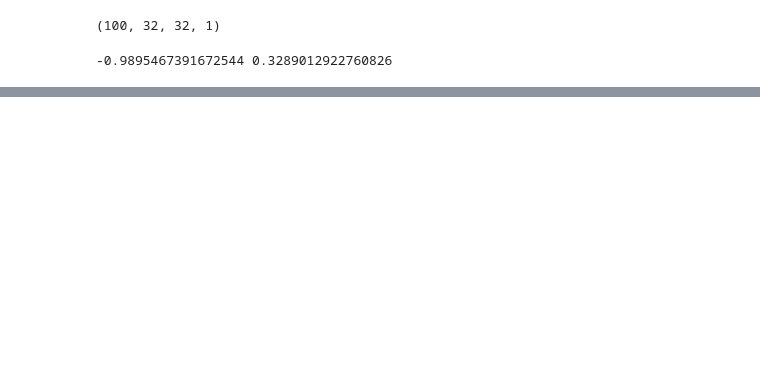
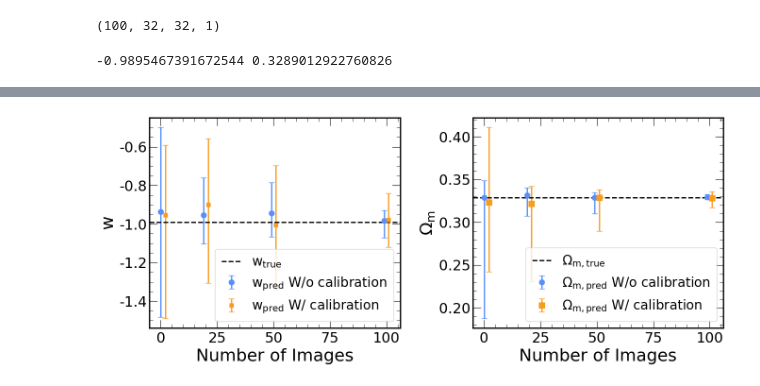
Before and after one commit to deepskies/CosmoLensNRE, a Jupyter notebook: notebooks/plot_population_posteriors.ipynb, the cells around one changed output, grey strips where cells are left out. Cells and saved outputs as stored; diff of their text form; code cells hidden in the pictures; blank space fills up the shorter version.

```diff
--- a/notebooks/plot_population_posteriors.ipynb
+++ b/notebooks/plot_population_posteriors.ipynb
@@ -366,0 +341,55 @@ _ = plot_population_posteriors(flat_samples_calibrate_list, n_images, save_filen
+# %%
+from matplotlib.lines import Line2D
+
+def extract_stats(flat_samples_list):
+    w_medians, w_lower, w_upper = [], [], []
+    om_medians, om_lower, om_upper = [], [], []
+    for samples in flat_samples_list:
+        w_samples = samples[:, 0]
+        om_samples = samples[:, 1]
+        w_medians.append(np.median(w_samples))
+        w_lower.append(np.percentile(w_samples, 16))
+        w_upper.append(np.percentile(w_samples, 84))
+        om_medians.append(np.median(om_samples))
+        om_lower.append(np.percentile(om_samples, 16))
+        om_upper.append(np.percentile(om_samples, 84))
+    return (np.array(w_medians), np.array(w_lower), np.array(w_upper),
+            np.array(om_medians), np.array(om_lower), np.array(om_upper))
+
+w_med, w_lo, w_hi, om_med, om_lo, om_hi = extract_stats(flat_samples_list)
+w_med_cal, w_lo_cal, w_hi_cal, om_med_cal, om_lo_cal, om_hi_cal = extract_stats(flat_samples_calibrate_list)
+
+x = np.array(n_images, dtype=float)
+offset = 1.0  # fixed horizontal offset
+
+fig, axes = plt.subplots(1, 2, figsize=(14, 6), sharey=False)
+
+# --- w panel ---
+axes[0].errorbar(x - offset, w_med,
+                 yerr=[w_med - w_lo, w_hi - w_med],
+                 fmt='o', color=cols[0], label=r'$w_\mathrm{pred}$ W/o calibration', capsize=4, lw=2, markersize=8)
+axes[0].errorbar(x + offset, w_med_cal,
+                 yerr=[w_med_cal - w_lo_cal, w_hi_cal - w_med_cal],
+                 fmt='s', color=cols[1], label=r'$w_\mathrm{pred}$ W/ calibration', capsize=4, lw=2)
+axes[0].axhline(true_w, color='k', linestyle='--', lw=2.0, label=r'$w_\mathrm{true}$')
+axes[0].set_xlabel('Number of Images')
+axes[0].set_ylabel('$w$')
+axes[0].legend(loc='lower right', fontsize=20)
+
+# --- Om panel ---
+axes[1].errorbar(x - offset, om_med,
+                 yerr=[om_med - om_lo, om_hi - om_med],
+                 fmt='o', color=cols[0], label=r'$\Omega_{m,\mathrm{pred}}$ W/o calibration', capsize=4, lw=2, markersize=8)
+axes[1].errorbar(x + offset, om_med_cal,
+                 yerr=[om_med_cal - om_lo_cal, om_hi_cal - om_med_cal],
+                 fmt='s', color=cols[1], label=r'$\Omega_{m,\mathrm{pred}}$ W/ calibration', capsize=4, lw=2, markersize=8)
+axes[1].axhline(true_om, color='k', linestyle='--', lw=2.0, label=r'$\Omega_{m,\mathrm{true}}$')
+axes[1].set_xlabel('Number of Images')
+axes[1].set_ylabel(r'$\Omega_m$')
+axes[1].legend(loc='lower right', fontsize=20)
+
+plt.tight_layout()
+plt.savefig(save_filepath + 'population_posteriors_comparison.pdf', dpi=300, bbox_inches='tight')
+plt.show()
+# %% [output]
+[figure, added]
```
Also changed, not shown: parts of 13 cells of this notebook, 2 other files.
